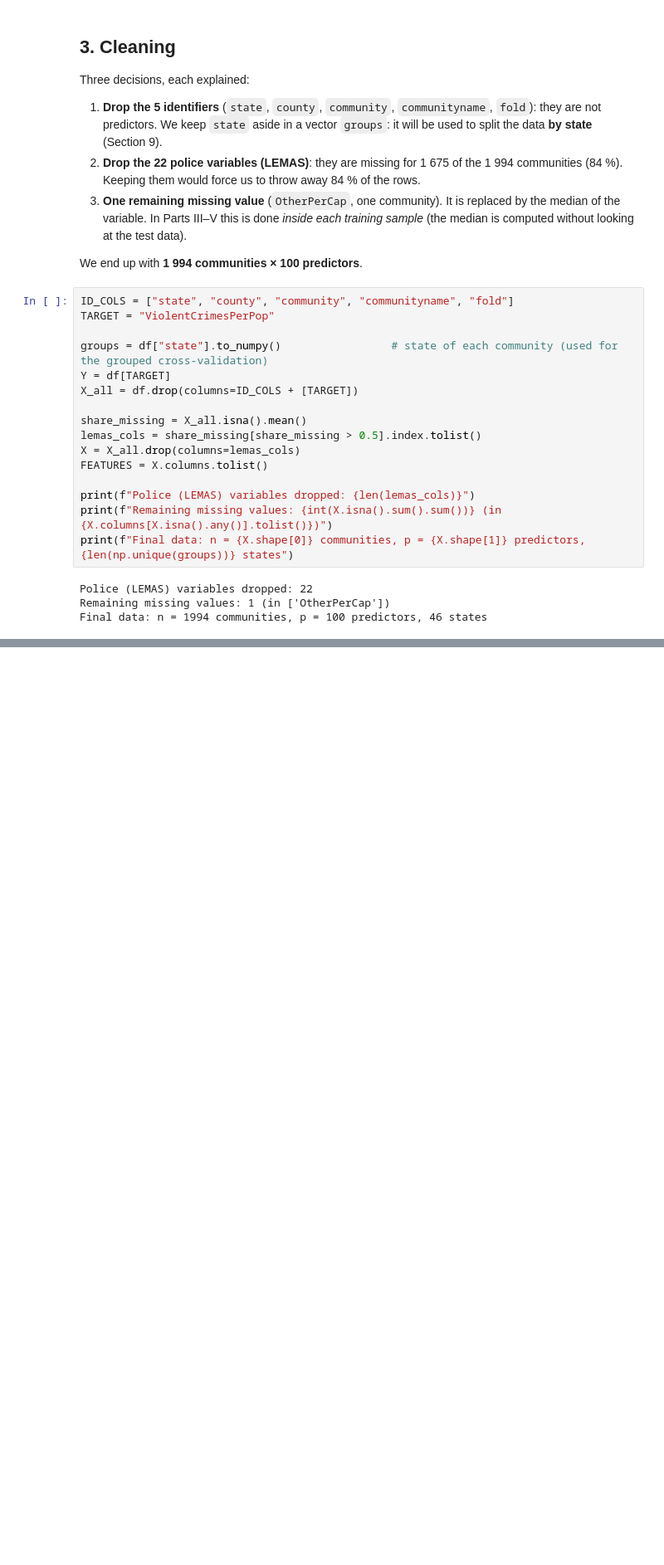
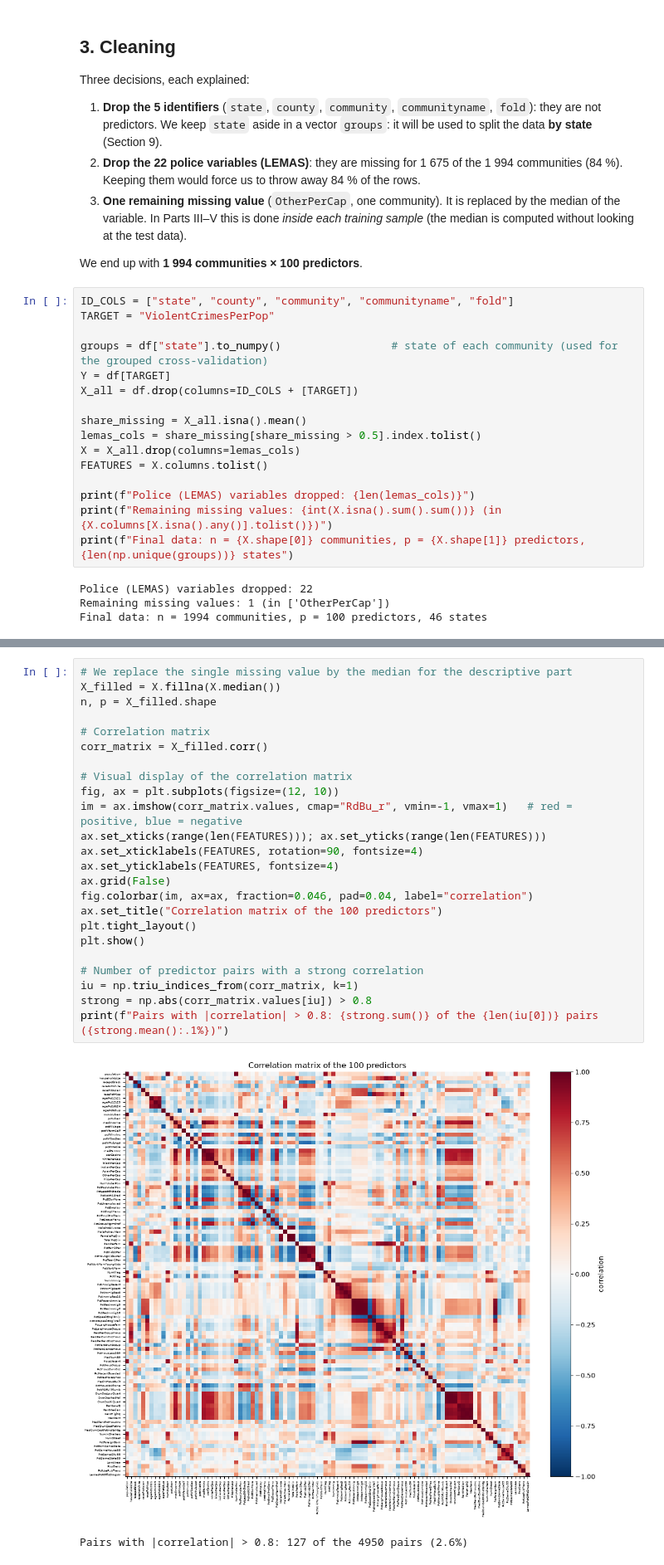
Before and after one commit to mathiasprat68-pixel/automatic-model-selection, a Jupyter notebook: PCR_vs_PLS_data.ipynb, the cells around one changed output, grey strips where cells are left out. Shown at 83% size. Cells and saved outputs as stored; diff of their text form; blank space fills up the shorter version.

```diff
--- a/PCR_vs_PLS_data.ipynb
+++ b/PCR_vs_PLS_data.ipynb
@@ -152,0 +163,27 @@ Name: ViolentCrimesPerPop, dtype: float64
+# %%
+# We replace the single missing value by the median for the descriptive part
+X_filled = X.fillna(X.median())
+n, p = X_filled.shape
+
+# Correlation matrix
+corr_matrix = X_filled.corr()
+
+# Visual display of the correlation matrix
+fig, ax = plt.subplots(figsize=(12, 10))
+im = ax.imshow(corr_matrix.values, cmap="RdBu_r", vmin=-1, vmax=1)   # red = positive, blue = negative
+ax.set_xticks(range(len(FEATURES))); ax.set_yticks(range(len(FEATURES)))
+ax.set_xticklabels(FEATURES, rotation=90, fontsize=4)
+ax.set_yticklabels(FEATURES, fontsize=4)
+ax.grid(False)
+fig.colorbar(im, ax=ax, fraction=0.046, pad=0.04, label="correlation")
+ax.set_title("Correlation matrix of the 100 predictors")
+plt.tight_layout()
+plt.show()
+
+# Number of predictor pairs with a strong correlation
+iu = np.triu_indices_from(corr_matrix, k=1)
+strong = np.abs(corr_matrix.values[iu]) > 0.8
+print(f"Pairs with |correlation| > 0.8: {strong.sum()} of the {len(iu[0])} pairs ({strong.mean():.1%})")
+# %% [output]
+[figure, added]
+Pairs with |correlation| > 0.8: 127 of the 4950 pairs (2.6%)
```
Also changed, not shown: parts of 7 cells of this notebook, 1 other file.
